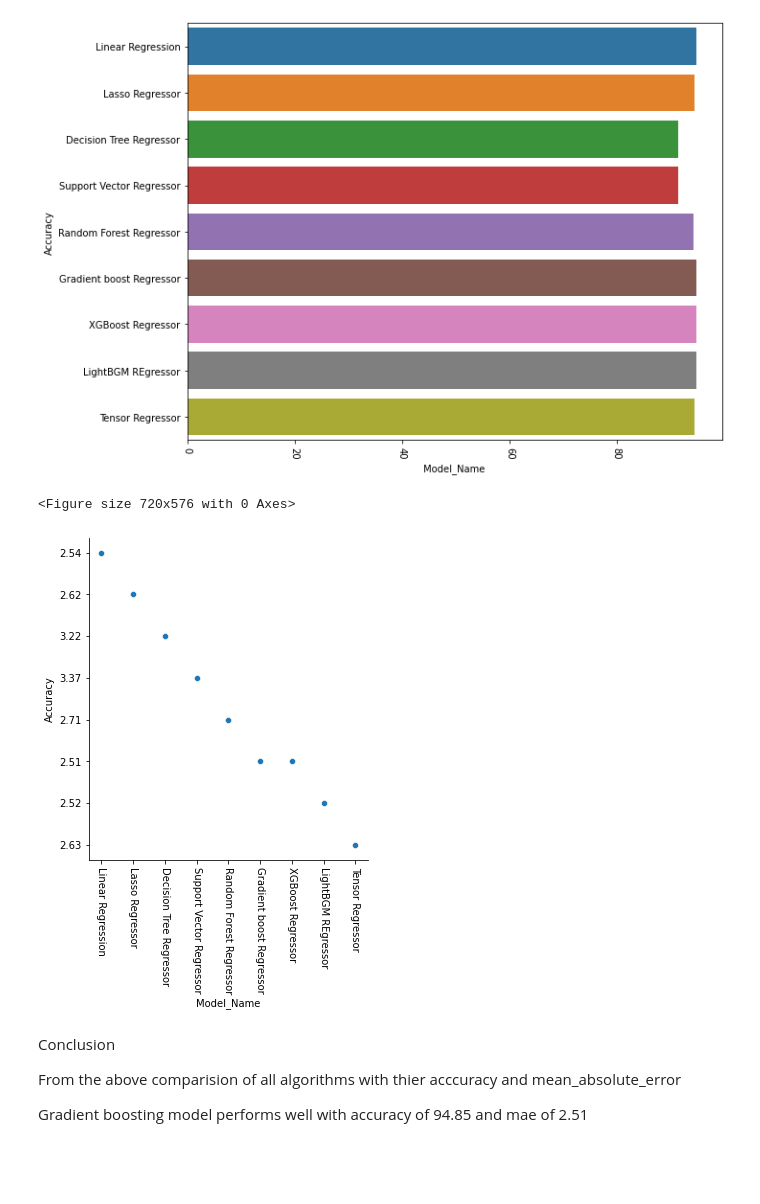
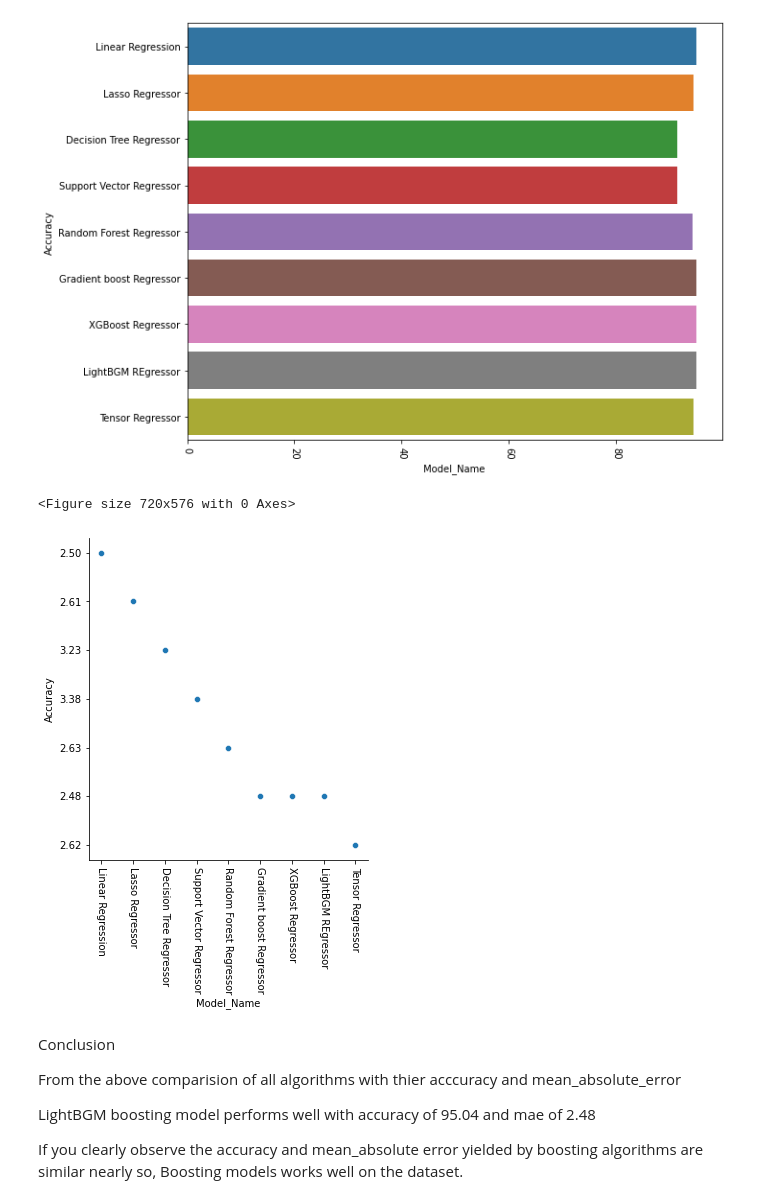
Before and after one commit to ram574/Galeto-Case-Study, a Jupyter notebook: test.ipynb, the cells around one changed output. Saved outputs shown, nothing was run; the diff lists cells and outputs as text; code cells hidden in the pictures; blank space fills up the shorter version.

```diff
--- a/test.ipynb
+++ b/test.ipynb
@@ -524,22 +523,24 @@ plt.show()
 # %%
 models = ["Linear Regression","Lasso Regressor","Decision Tree Regressor","Support Vector Regressor","Random Forest Regressor","Gradient boost Regressor","XGBoost Regressor","LightBGM REgressor","Tensor Regressor"]
 
-mae = ["2.54","2.62","3.22","3.37","2.71","2.51","2.51","2.52","2.63"]
+mae = ["2.50","2.61","3.23","3.38","2.63","2.48","2.48","2.48","2.62"]
 plt.figure(figsize=(10, 8))
 sns.relplot(x=models, y=mae)
 
 plt.xlabel("Model_Name")
 plt.xticks(rotation = -90)
 plt.ylabel("Accuracy")
 
 plt.show()
 # %% [output]
 <Figure size 720x576 with 0 Axes>
-[figure, old version]
+[figure, new version]
 # %% [markdown]
 Conclusion
 
 
 From the above comparision of all algorithms with thier acccuracy and mean_absolute_error
 
-Gradient boosting model performs well with accuracy of 94.85 and mae of 2.51
+LightBGM boosting model performs well with accuracy of 95.04 and mae of 2.48
+
+If you clearly observe the accuracy and mean_absolute error yielded by boosting algorithms are similar nearly so, Boosting models works well on the dataset.
```
Also changed, not shown: parts of 21 cells of this notebook.
